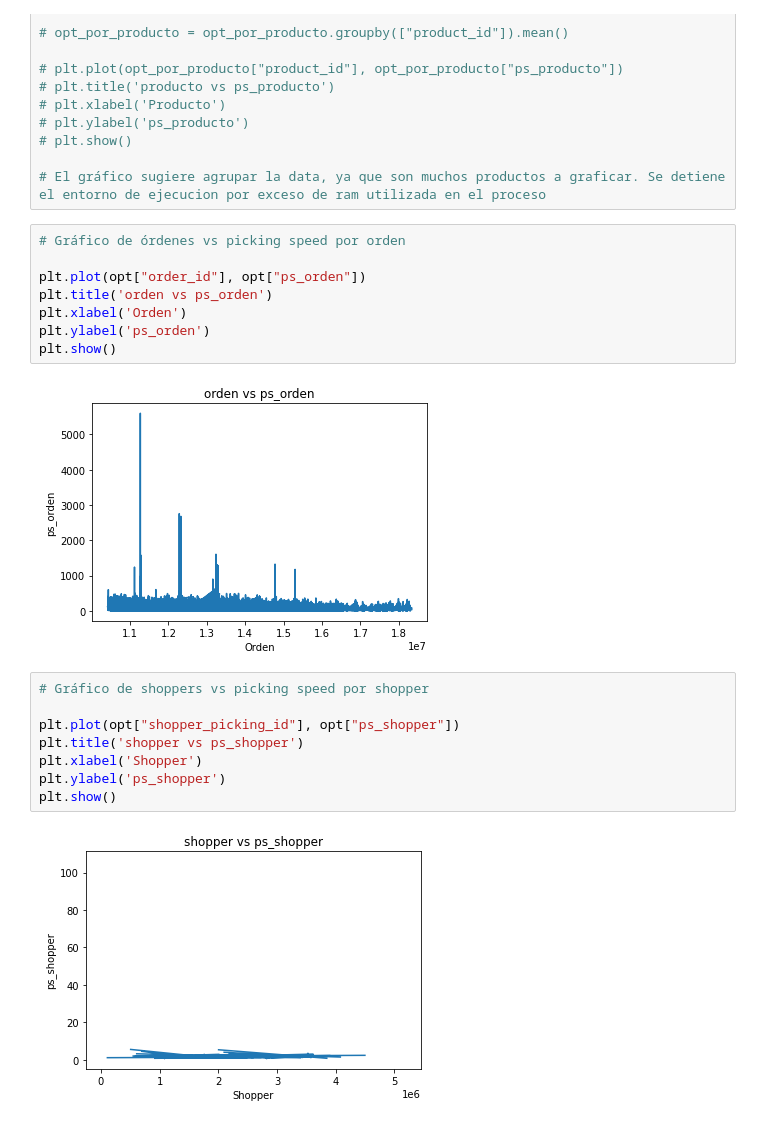
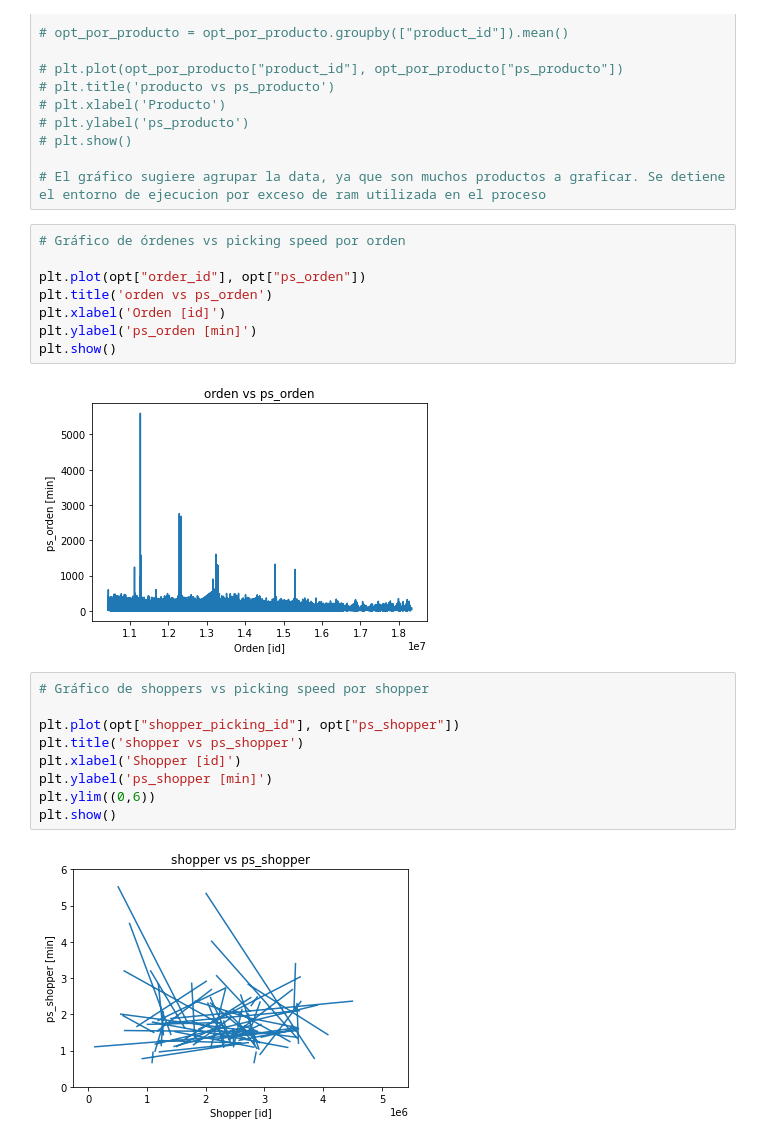
Before and after one commit to MaddoSaru/Personal, a Jupyter notebook: Data Analyst Test.ipynb, the cells around one changed output. Drawn from its saved outputs; the diff is of its cells as text.

```diff
--- a/Data Analyst Test.ipynb
+++ b/Data Analyst Test.ipynb
@@ -200,21 +200,22 @@ opt["ps_shopper"] = opt.groupby(["shopper_picking_id"]).sum()["diferencia_tiempo
 
 plt.plot(opt["order_id"], opt["ps_orden"])
 plt.title('orden vs ps_orden')
-plt.xlabel('Orden')
-plt.ylabel('ps_orden')
+plt.xlabel('Orden [id]')
+plt.ylabel('ps_orden [min]')
 plt.show()
 # %% [output]
-[figure, old version]
+[figure, new version]
 # %%
 # Gráfico de shoppers vs picking speed por shopper
 
 plt.plot(opt["shopper_picking_id"], opt["ps_shopper"])
 plt.title('shopper vs ps_shopper')
-plt.xlabel('Shopper')
-plt.ylabel('ps_shopper')
+plt.xlabel('Shopper [id]')
+plt.ylabel('ps_shopper [min]')
+plt.ylim((0,6))
 plt.show()
 # %% [output]
-[figure, old version]
+[figure, new version]
 # %%
 # Picking speed vs Cantidad de productos
 
```
Also changed, not shown: parts of 1 cell of this notebook.
